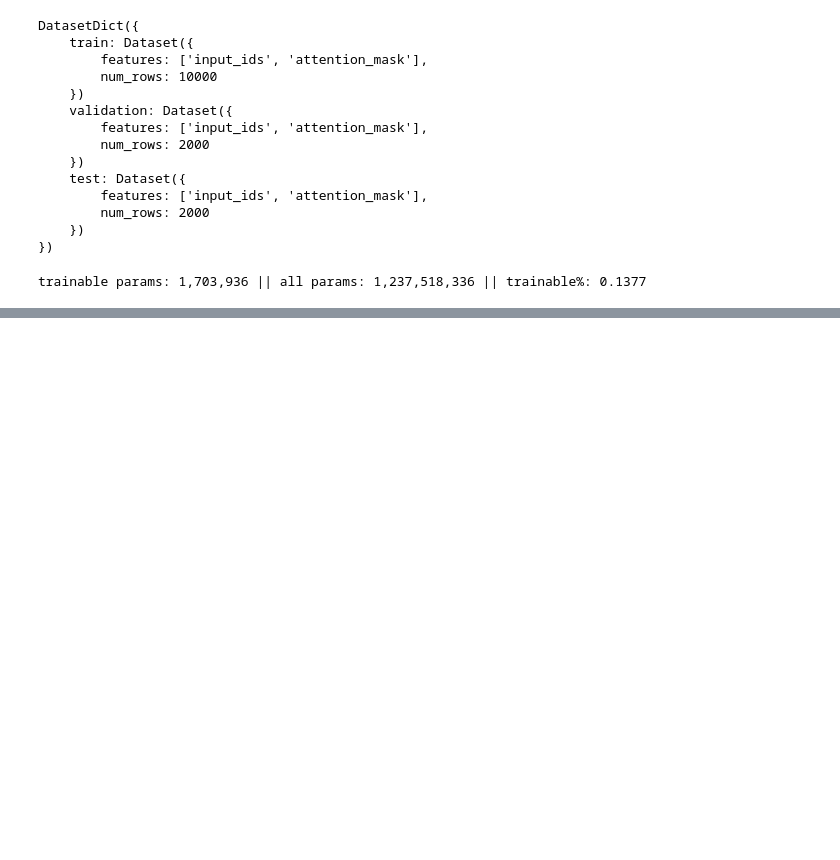
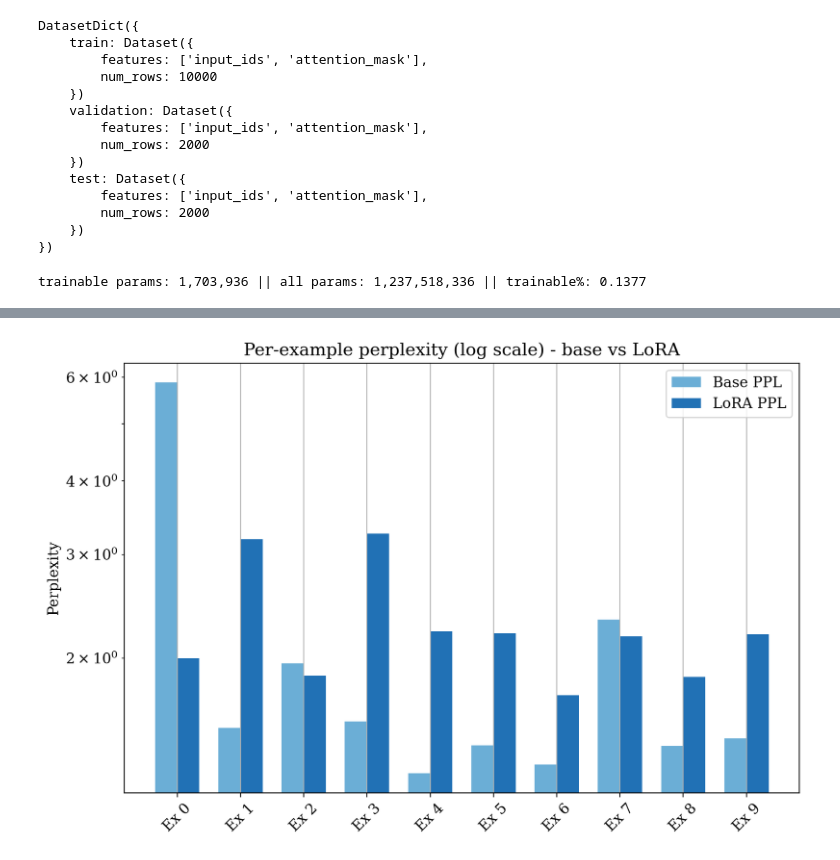
Before and after one commit to philippyt/ikt526, a Jupyter notebook: final_project/main.ipynb, the cells around one changed output, grey strips where cells are left out. Saved outputs shown, nothing was run; the diff lists cells and outputs as text; code cells hidden in the pictures; blank space fills up the shorter version.

```diff
--- a/final_project/main.ipynb
+++ b/final_project/main.ipynb
@@ -316,0 +499,14 @@ def token_f1(pred: str, ref: str) -> float:
+# %%
+plt.figure()
+plt.bar(x - width/2, base_ppls, width, label = "Base PPL", color = base_color)
+plt.bar(x + width/2, ft_ppls, width, label = "LoRA PPL", color = lora_color)
+plt.xticks(x, labels, rotation=45)
+plt.ylabel("Perplexity")
+plt.yscale("log")
+plt.title("Per-example perplexity (log scale) - base vs LoRA")
+plt.legend()
+plt.tight_layout()
+plt.savefig(cfg.plots_dir / "per_example_perplexity.png")
+plt.show()
+# %% [output]
+[figure, added]
```
Also changed, not shown: parts of 21 cells of this notebook, 33 other files.
